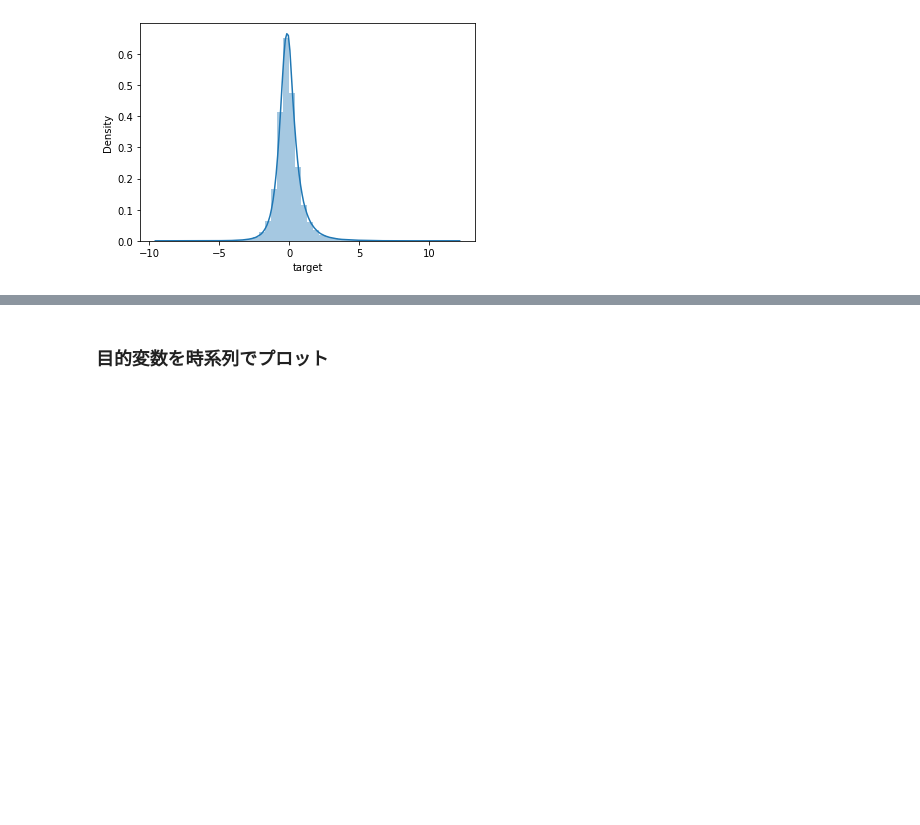
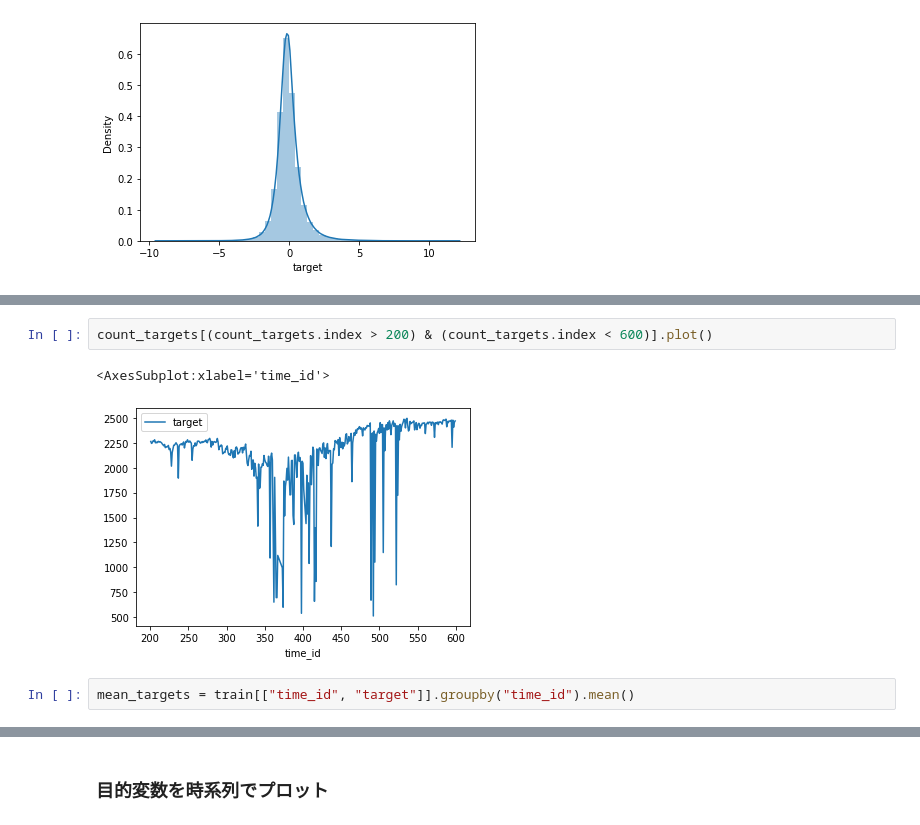
Before and after one commit to IMOKURI/ubiquant-market-prediction, a Jupyter notebook: notebooks/EDA.ipynb, the cells around one changed output, grey strips where cells are left out. Drawn from its saved outputs; the diff is of its cells as text; blank space fills up the shorter version.

```diff
--- a/notebooks/EDA.ipynb
+++ b/notebooks/EDA.ipynb
@@ -347,0 +391,7 @@ stats.probplot(train["target"], dist="norm", plot=plt)
+# %%
+count_targets[(count_targets.index > 200) & (count_targets.index < 600)].plot()
+# %% [output]
+<AxesSubplot:xlabel='time_id'>
+[figure, added]
+# %%
+mean_targets = train[["time_id", "target"]].groupby("time_id").mean()
```
Also changed, not shown: parts of 20 cells of this notebook, 3 other files.
